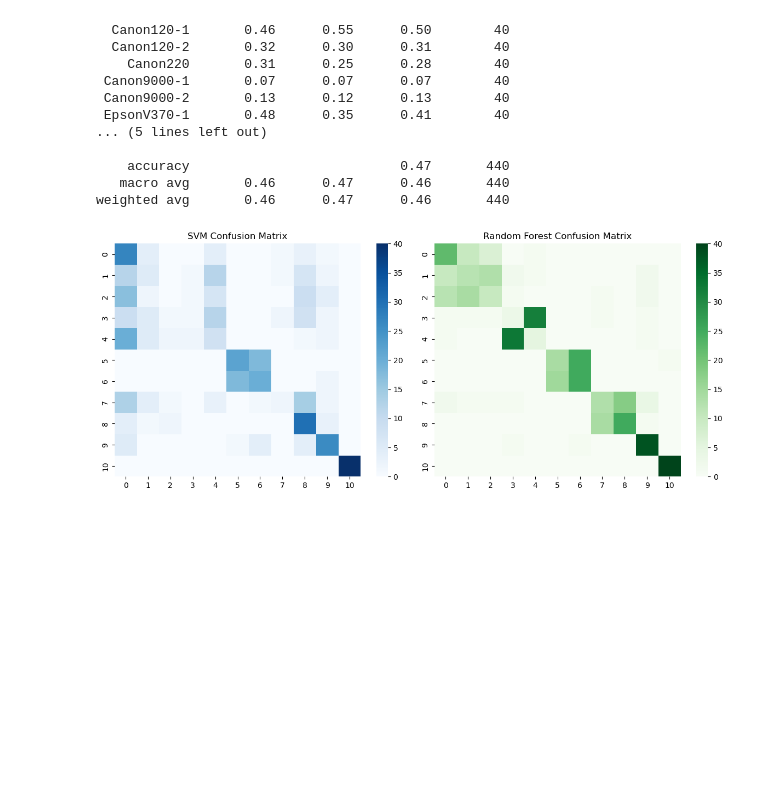
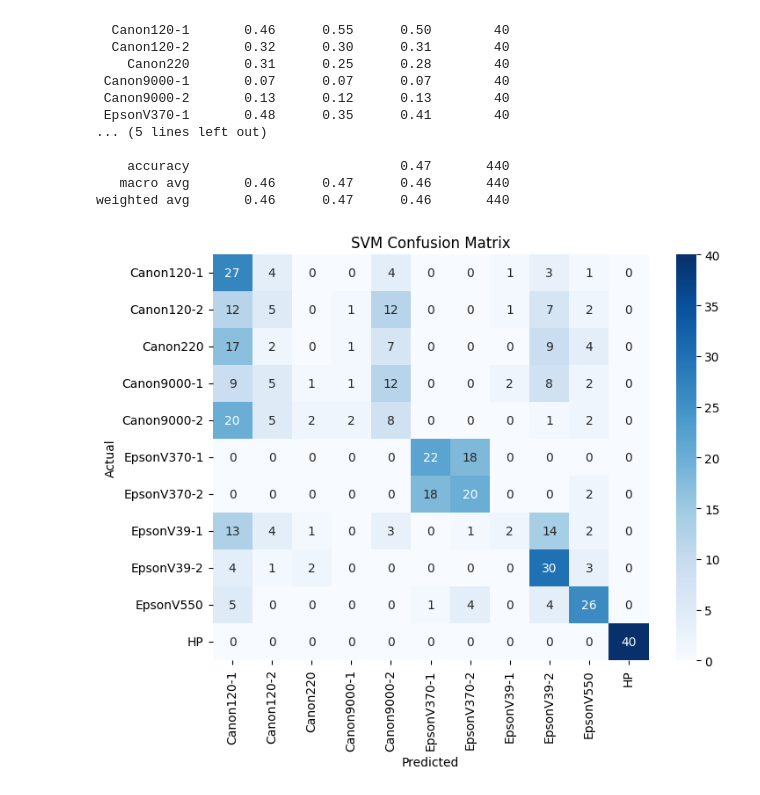
Before and after one commit to springboardmentor442n-coder/TraceFinder, a Jupyter notebook: svm and random forest.ipynb, the cells around one changed output. Saved outputs shown, nothing was run; the diff lists cells and outputs as text; code cells hidden in the pictures; blank space fills up the shorter version.

```diff
--- a/svm and random forest.ipynb
+++ b/svm and random forest.ipynb
@@ -244,19 +245,18 @@ Best RF Params: {'class_weight': 'balanced', 'max_depth': 20, 'min_samples_split
    macro avg       0.46      0.47      0.46       440
 weighted avg       0.46      0.47      0.46       440
 # %%
-# Confusion Matrices
-plt.figure(figsize=(12, 5))
-plt.subplot(1, 2, 1)
-sns.heatmap(confusion_matrix(y_test, y_pred_svm),
-            annot=False, cmap='Blues')
+# --------------------------
+# CONFUSION MATRIX – SVM
+# --------------------------
+cm_svm = confusion_matrix(y_test, y_pred_svm)
+
+plt.figure(figsize=(8, 6))
+sns.heatmap(cm_svm, annot=True, fmt="d", cmap="Blues",
+            xticklabels=le.classes_,
+            yticklabels=le.classes_)
+plt.xlabel("Predicted")
+plt.ylabel("Actual")
 plt.title("SVM Confusion Matrix")
-
-plt.subplot(1, 2, 2)
-sns.heatmap(confusion_matrix(y_test, y_pred_rf),
-            annot=False, cmap='Greens')
-plt.title("Random Forest Confusion Matrix")
-
-plt.tight_layout()
 plt.show()
 # %% [output]
-[figure, old version]
+[figure, new version]
```
Also changed, not shown: parts of 6 cells of this notebook.
